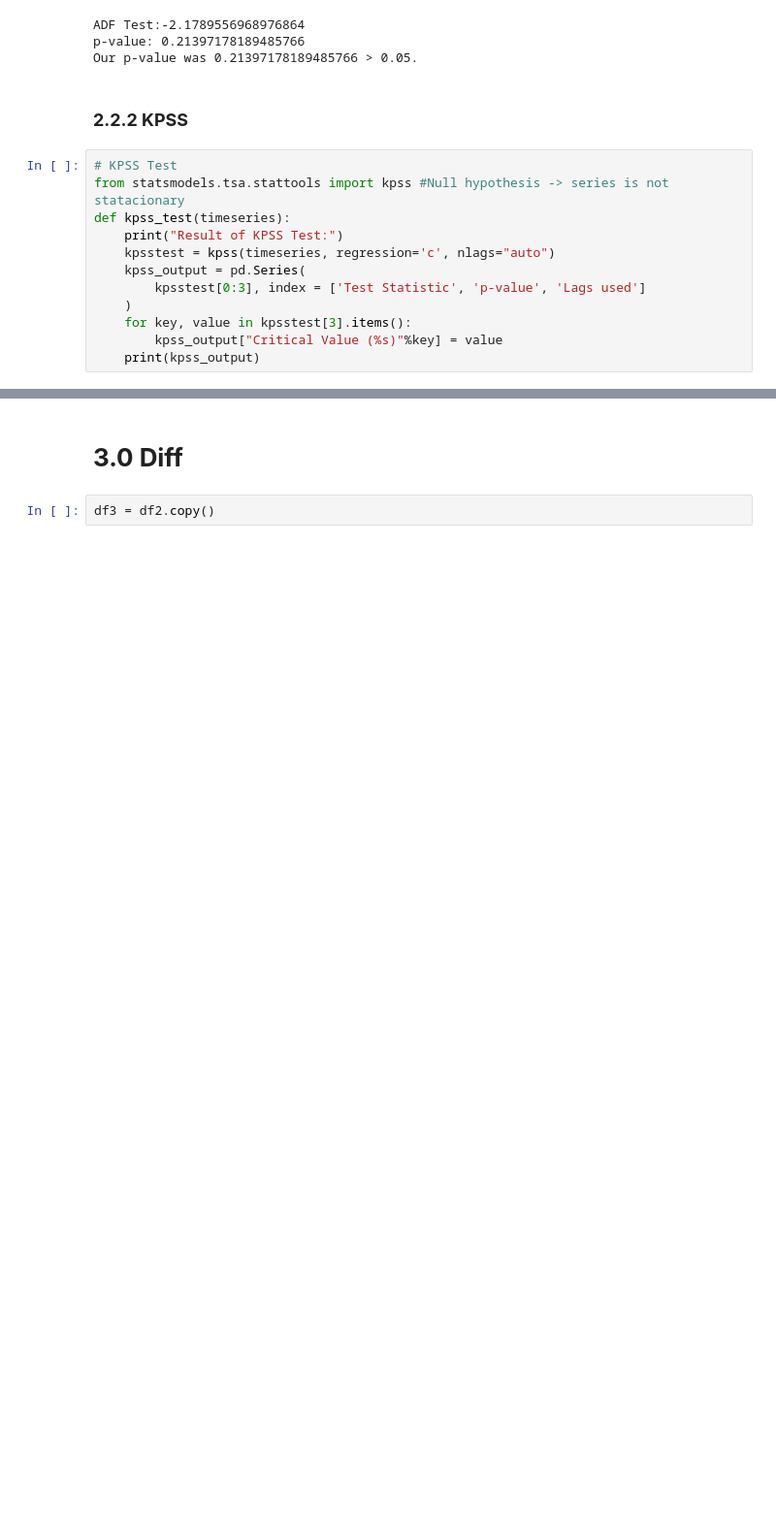
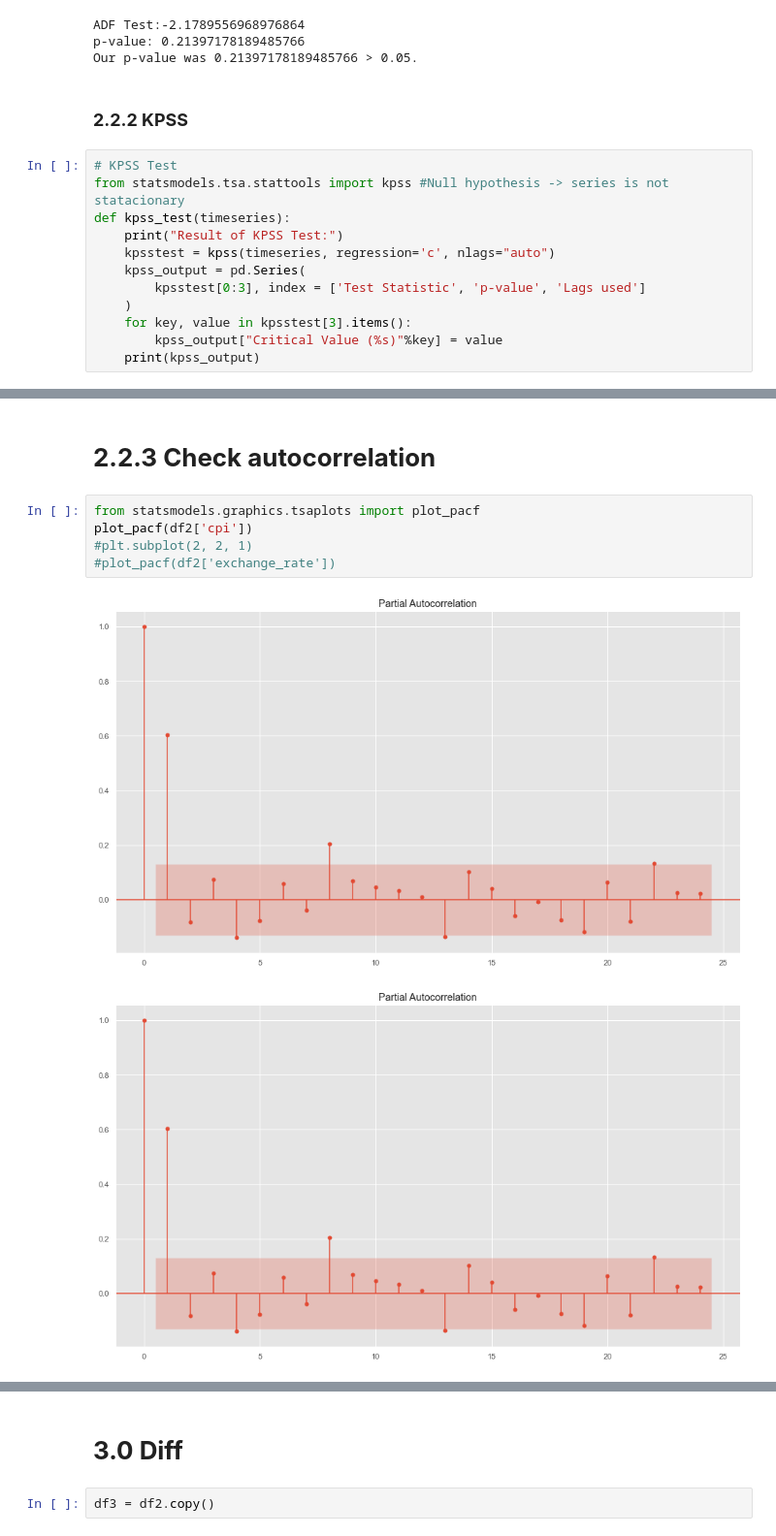
Before and after one commit to joaovictordesouzaduarte/var_model, a Jupyter notebook: notebook/var_forecasting.ipynb, the cells around one changed output, grey strips where cells are left out. Shown at 97% size. Drawn from its saved outputs; the diff is of its cells as text; blank space fills up the shorter version.

```diff
--- a/notebook/var_forecasting.ipynb
+++ b/notebook/var_forecasting.ipynb
@@ -313,3 +295,13 @@ dtype: float64
 look-up table. The actual p-value is smaller than the p-value returned.
 
   warnings.warn(
+# %% [markdown]
+# **2.2.3 Check autocorrelation**
+# %%
+from statsmodels.graphics.tsaplots import plot_pacf
+plot_pacf(df2['cpi'])
+#plt.subplot(2, 2, 1)
+#plot_pacf(df2['exchange_rate'])
+# %% [output]
+[figure, added]
+[figure, added]
```
Also changed, not shown: parts of 24 cells of this notebook.
